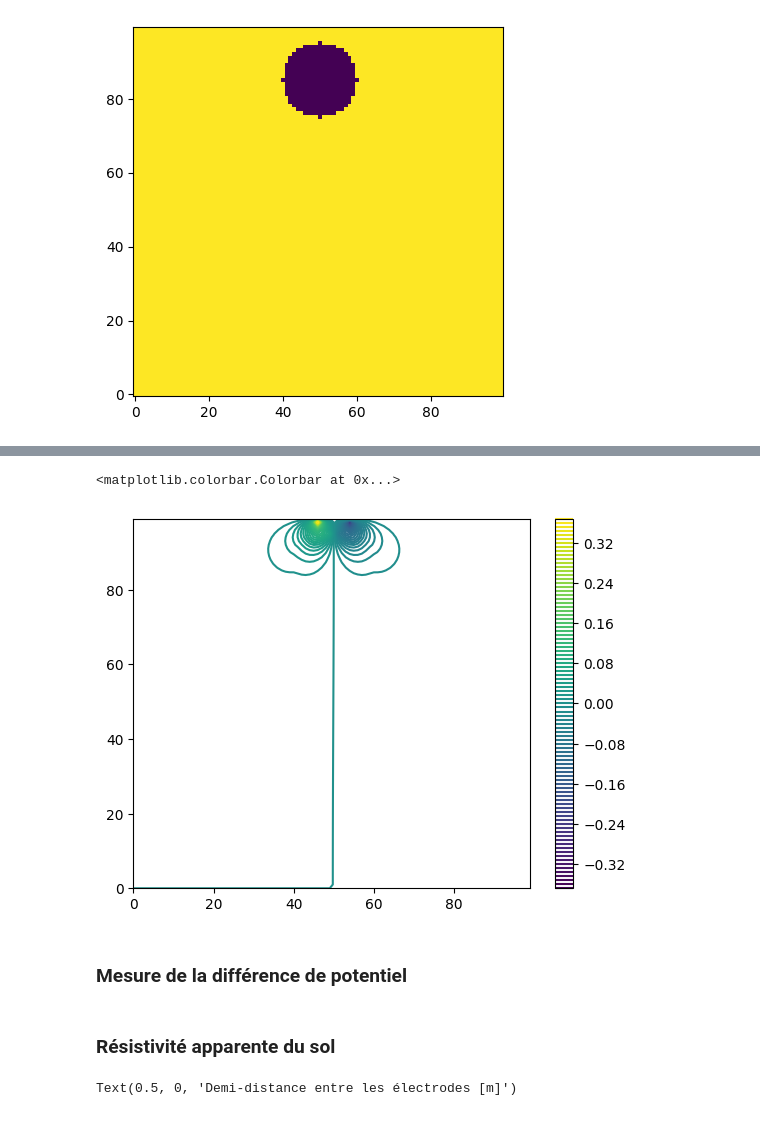
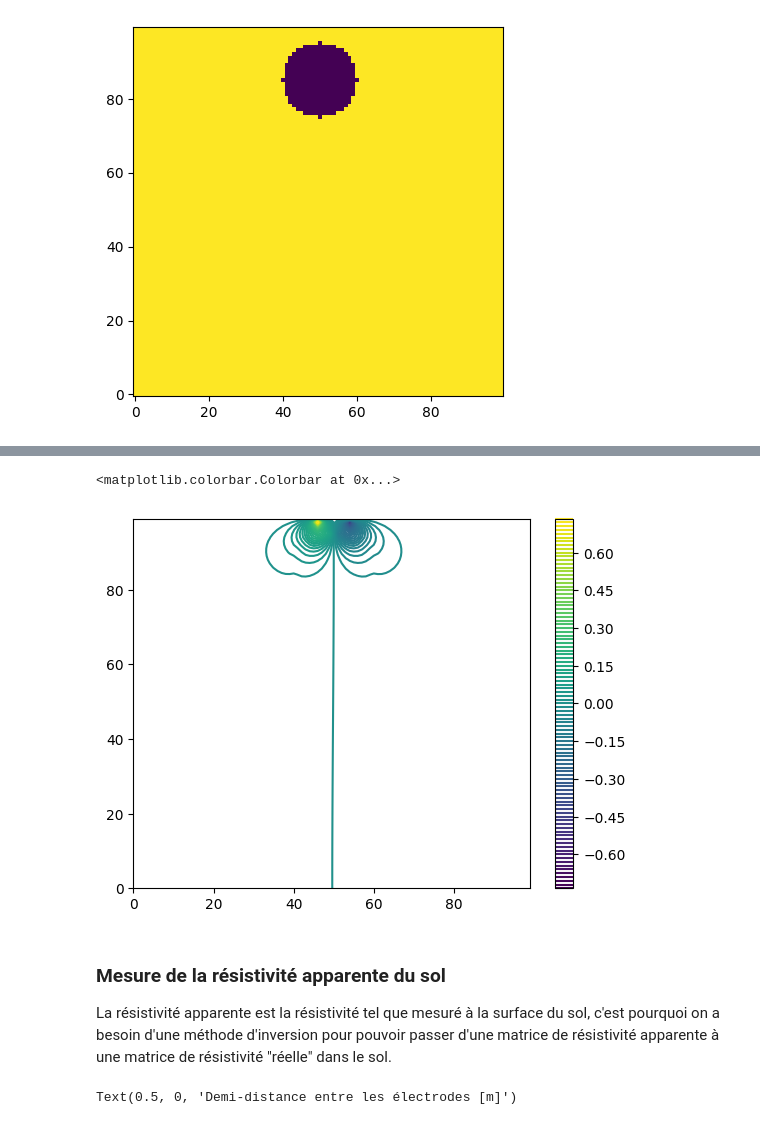
Before and after one commit to AlexandreChevrette/ProjetFinal_PhysiqueNumerique, a Jupyter notebook: Projet_physnum.ipynb, the cells around one changed output, grey strips where cells are left out. Drawn from its saved outputs; the diff is of its cells as text; code cells hidden in the pictures.

```diff
--- a/Projet_physnum.ipynb
+++ b/Projet_physnum.ipynb
@@ -28,25 +29,25 @@ N = (dim-2, (dim//2)+2)
 # %% [markdown]
 ### On met une matrice de conductivité
 # %%
-sigma_init = np.ones((dim, dim))# np.random.uniform(low=1, high=10, size=(dim, dim))
+sigma_init = np.ones((dim, dim))#np.random.uniform(low=1, high=10, size=(dim, dim)) # Initialise une matrice de conductivité
 
+# Les deux prochaines ligne sont pour créer une inclusion dans le sol
 xx, yy = np.meshgrid(np.arange(dim), np.arange(dim), indexing='ij')
-
-sigma_init[(xx-85)**2 + (yy-50)**2 <= 10**2] = 1000
+sigma_init[(xx-85)**2 + (yy-50)**2 <= 10**2] = 1/1000
 
 
 # sigma_init[: 90, dim//2 - 50: dim//2 + 50] = 1000
 
+# J'initialise le potentiel
 pot_init = np.zeros((dim, dim))
 
+# Je fais une matrice de courant dans laquelle il n'y a que les point d'injection A et B.
 courant_init = np.zeros((dim, dim))
 courant_init[A[0], A[1]] = I
 courant_init[B[0], B[1]] = -I
 
 plt.figure()
 plt.imshow(sigma_init, origin='lower')
-
-# plt.imshow(courant_init, origin='lower')
 # %% [output]
 <matplotlib.image.AxesImage at 0x...>
 [figure]
@@ -57,38 +71,38 @@ import numpy as np
 import numba
 
 @numba.njit(fastmath=True, parallel=True)
-def compute_pot(V, V_k, Sigma, I):
-    l = V.shape[0]
+def compute_pot(V, V_k, Sigma, I): # Fonction pour calculer le potentiel en tout point
+    l = V.shape[0] # longueur de ligne et de colonne pour itérer
     h2 = 1.0  # h^2
 
     for j in numba.prange(1, l-1):
         for i in range(1, l-1):
 
-            s = Sigma[j, i]
+            s = Sigma[j, i] # Point centrale d'analyse
 
-            sip = Sigma[j, i+1]
-            sim = Sigma[j, i-1]
-            sjp = Sigma[j+1, i]
-            sjm = Sigma[j-1, i]
+            sip = Sigma[j, i+1] # Droite
+            sim = Sigma[j, i-1] # Gauche
+            sjp = Sigma[j+1, i] # Haut
+            sjm = Sigma[j-1, i] # Bas
 
-            sigma_ifhs = 2*s*sip / (s + sip)
-            sigma_ibhs = 2*s*sim / (s + sim)
-            sigma_jfhs = 2*s*sjp / (s + sjp)
-            sigma_jbhs = 2*s*sjm / (s + sjm)
+            # Moyenne harmonique pour le calcul des demi pas
+            sigma_ifhs = 2*s*sip / (s + sip) # demi pas à droite
+            sigma_ibhs = 2*s*sim / (s + sim) # demi pas à gauche
+            sigma_jfhs = 2*s*sjp / (s + sjp) # demi pas en haut
+            sigma_jbhs = 2*s*sjm / (s + sjm) # demi pas en bas
 
+            # dénominateur
             deno = sigma_ifhs + sigma_ibhs + sigma_jfhs + sigma_jbhs
 
-            V[j, i] = (
-                I[j, i]*h2
-                + sigma_ifhs*V_k[j, i+1]
-                + sigma_ibhs*V_k[j, i-1]
-                + sigma_jfhs*V_k[j+1, i]
-                + sigma_jbhs*V_k[j-1, i]
-            ) / deno
+            # numérateur
+            num = I[j, i]*h2 + sigma_ifhs*V_k[j, i+1] + sigma_ibhs*V_k[j, i-1] + sigma_jfhs*V_k[j+1, i] + sigma_jbhs*V_k[j-1, i]
+
+            # Valeur des pixel dans V
+            V[j, i] = num / deno
 
     return V
 
-
+# Calcul l'erreur
 @numba.njit(fastmath=True)
 def compute_error(V, V_k):
     err = 0.0
@@ -98,47 +112,49 @@ def compute_error(V, V_k):
             err += d*d
     return np.sqrt(err)
 
-
+# Condition aux frontières
 @numba.njit(fastmath=True)
 def apply_bc(V, DIM):
     # conditions limites
-    V[0, :] = 0
-    V[-1, :] = 0#V[-1, :] = V[-2, :]#
+    V[0, :] = V[1, :]#V[0, :] = 0
+    V[-1, :] = 0#V[-1, :] = V[-2, :]
     V[:, 0] = V[:, 1]
     V[:, DIM-1] = V[:, DIM-2]
 
-
+# Itération du calcul de potentiel
 @numba.njit(fastmath=True)
 def find_pot(V, Sigma, I, DIM, tol=1e-5, niter=1000000):
 
     for _ in range(niter):
 
         V_k = V.copy()
 
         apply_bc(V, DIM)
 
         compute_pot(V, V_k, Sigma, I)
 
         error = compute_error(V, V_k)
 
         if error < tol:
             break
 
     return V
 
 Voltage = find_pot(pot_init, sigma_init, courant_init, DIM=dim)
 
 # print(f"Nombre d'itérations: {it}")
 # print(f"Erreur: {error}")
 
 
 plt.figure()
 # plt.imshow(Voltage, origin='lower')
 plt.contour(Voltage, levels=100)
 # plt.imshow(pot)
 plt.colorbar()
 # %% [output]
 <matplotlib.colorbar.Colorbar at 0x...>
-[figure, old version]
+[figure, new version]
 # %% [markdown]
-### Mesure de la différence de potentiel
+### Mesure de la résistivité apparente du sol
+
+La résistivité apparente est la résistivité tel que mesuré à la surface du sol, c'est pourquoi on a besoin d'une méthode d'inversion pour pouvoir passer d'une matrice de résistivité apparente à une matrice de résistivité "réelle" dans le sol.
@@ -252,4 +223,2 @@ def app_res_parallel(coord_ab, dimension, cond, I, M, N, n_jobs=-1):
 rho_a, ab2 = app_res_parallel(c, dim, sigma_init, I, M, N)
-# %% [markdown]
-### Résistivité apparente du sol
 # %%
```
Also changed, not shown: parts of 12 cells of this notebook.
